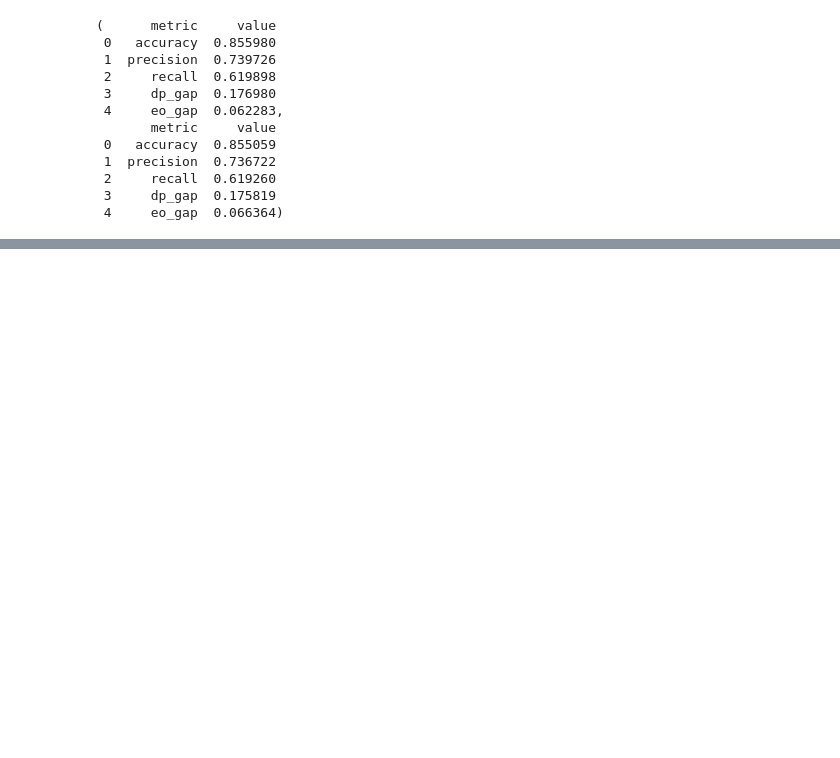
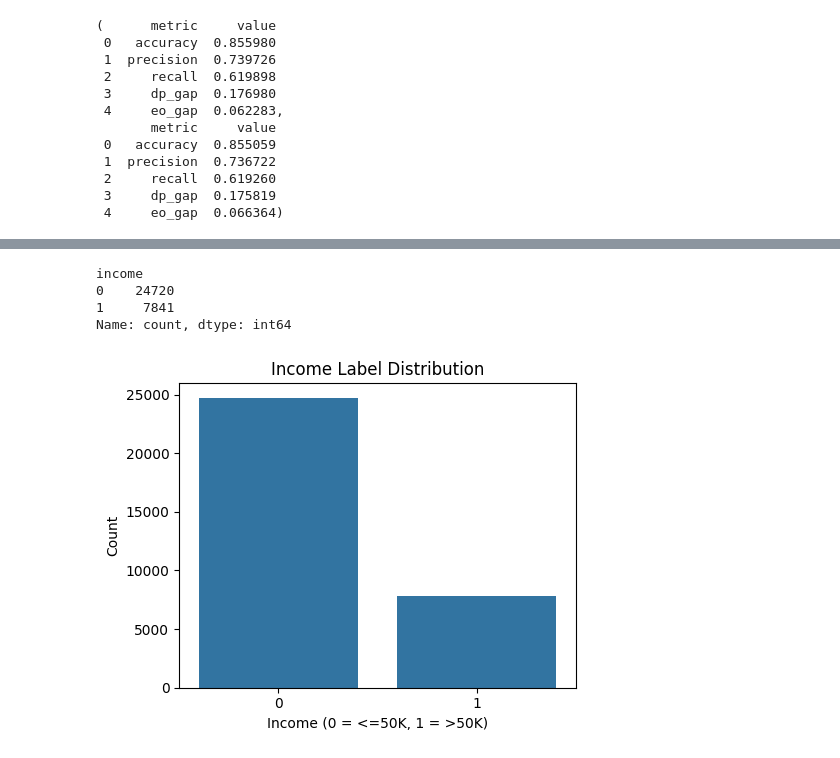
Before and after one commit to youssefysallam/fair-ml-income-analysis, a Jupyter notebook: notebooks/01_data_exploration.ipynb, the cells around one changed output, grey strips where cells are left out. Saved outputs shown, nothing was run; the diff lists cells and outputs as text; code cells hidden in the pictures; blank space fills up the shorter version.

```diff
--- a/notebooks/01_data_exploration.ipynb
+++ b/notebooks/01_data_exploration.ipynb
@@ -323,0 +349,18 @@ results_baseline, results_mitigated
+# %%
+# Income counts (0 = <=50K, 1 = >50K)
+print(df["income"].value_counts())
+
+plt.figure(figsize=(5,4))
+sns.countplot(data=df, x="income")
+plt.title("Income Label Distribution")
+plt.xlabel("Income (0 = <=50K, 1 = >50K)")
+plt.ylabel("Count")
+plt.tight_layout()
+plt.savefig("../reports/figures/income_distribution.png", dpi=300)
+plt.show()
+# %% [output]
+income
+0    24720
+1     7841
+Name: count, dtype: int64
+[figure, added]
```
Also changed, not shown: parts of 9 cells of this notebook, 7 other files.
